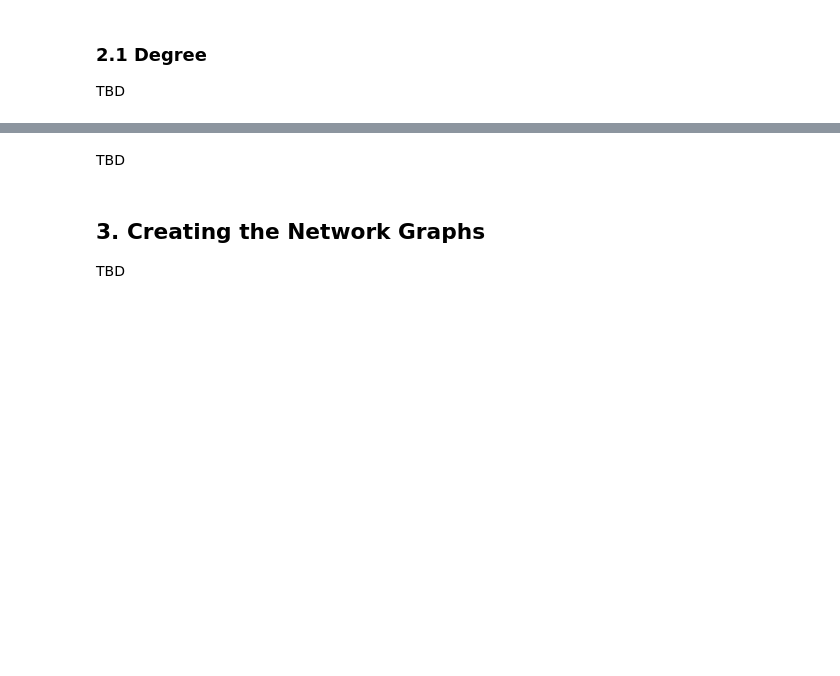
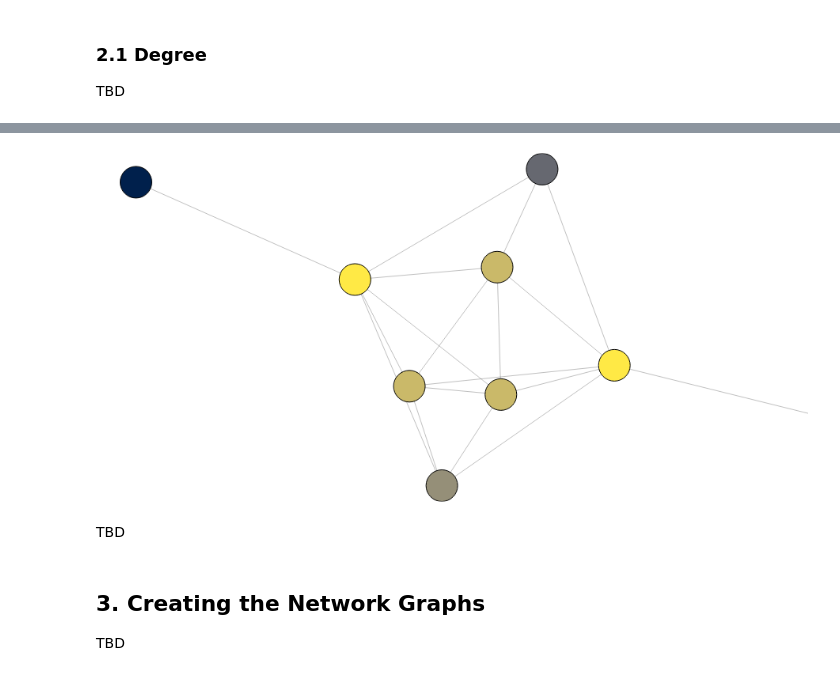
Before and after one commit to epfl-ada/ada-2023-project-adaroundtheworld2023, a Jupyter notebook: project_milestone_3.ipynb, the cells around one changed output, grey strips where cells are left out. Cells and saved outputs as stored; diff of their text form; code cells hidden in the pictures; blank space fills up the shorter version.

Commit message:
add working graph example to m3

```diff
--- a/project_milestone_3.ipynb
+++ b/project_milestone_3.ipynb
@@ -375,3 +378,16 @@ get_screenshot_as_png(plot)
+# %%
+from bokeh.plotting import output_file, save
+
+figure_kwargs = {
+    'sizing_mode': 'stretch_width',
+    'height': 450,
+    'tooltips': [("degree", "@degree{0.00}"), ("betweenness", "@betweenness{0.00}")]
+}
+
+plot = plot_example_graph(degree_graph, 'degree', **figure_kwargs)
+get_screenshot_as_png(plot)
+# %% [output]
+[figure, added]
 # %% [markdown]
 TBD
 # %% [markdown]
```
Also changed, not shown: parts of 15 cells of this notebook, 2 other files.
